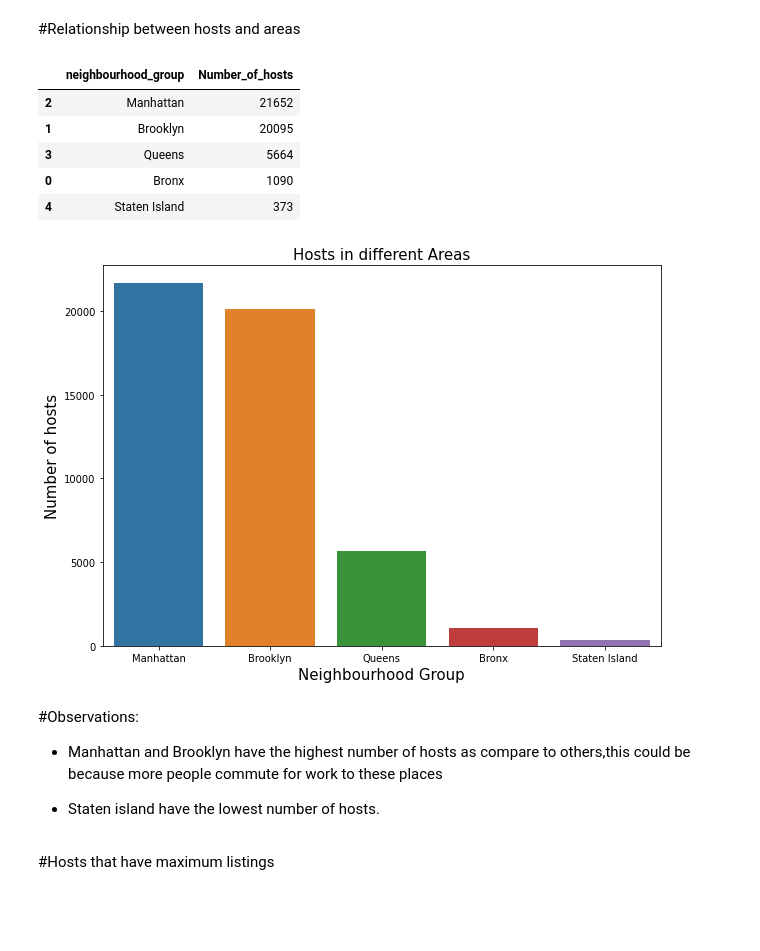
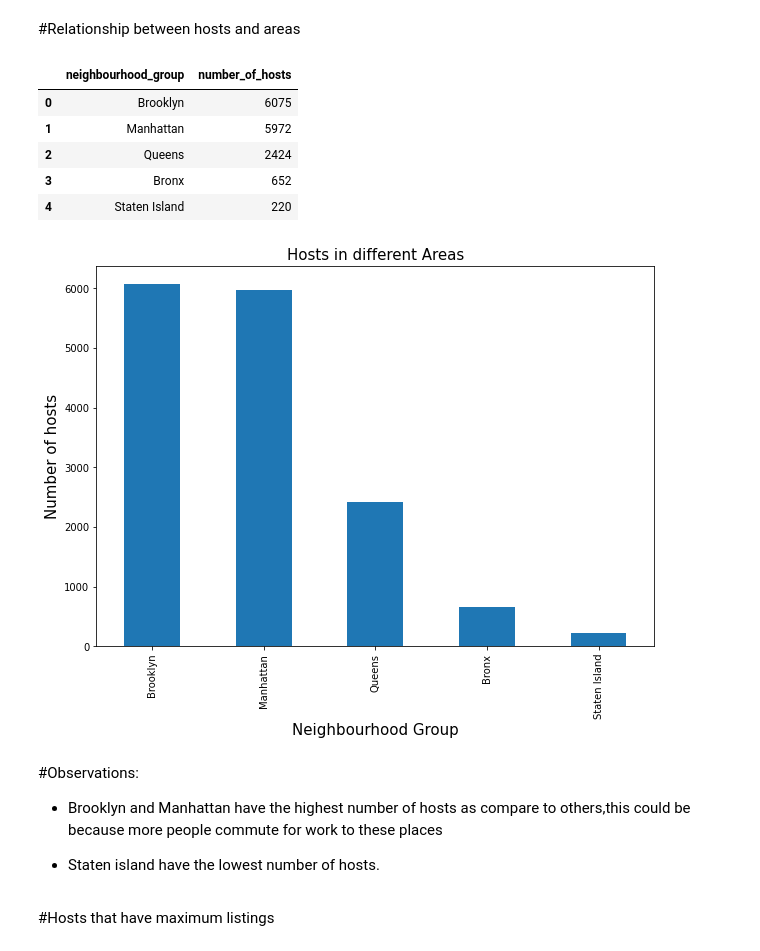
Before and after one commit to keerthibehara/AirBNB-analysis, a Jupyter notebook: Airbnb_Bookings_Analysis_Behara_Sai_Keerthi_Capstone_Project.ipynb, the cells around one changed output. Drawn from its saved outputs; the diff is of its cells as text; code cells hidden in the pictures; blank space fills up the shorter version.

```diff
--- a/Airbnb_Bookings_Analysis_Behara_Sai_Keerthi_Capstone_Project.ipynb
+++ b/Airbnb_Bookings_Analysis_Behara_Sai_Keerthi_Capstone_Project.ipynb
@@ -373,31 +374,30 @@ plt.show()
 # %% [markdown]
 #Relationship between hosts and areas
 # %%
-#Finding the number of host in each neighbourhood group
-host_area = df.groupby(['neighbourhood_group'], as_index = False).agg({'host_name':'count'}).rename(columns = {'host_name':'Number_of_hosts'}).sort_values(by='Number_of_hosts',ascending=False)
-host_area
+#Finding the number of hosts in each neighbourhood group
+host_areas=df.groupby('neighbourhood_group')['host_name'].nunique().sort_values(ascending=False)
+host_areas.reset_index(name='number_of_hosts')
 # %% [output]
-|  | neighbourhood_group | Number_of_hosts |
-| 2 | Manhattan | 21652 |
-| 1 | Brooklyn | 20095 |
-| 3 | Queens | 5664 |
-| 0 | Bronx | 1090 |
-| 4 | Staten Island | 373 |
+|  | neighbourhood_group | number_of_hosts |
+| 0 | Brooklyn | 6075 |
+| 1 | Manhattan | 5972 |
+| 2 | Queens | 2424 |
+| 3 | Bronx | 652 |
+| 4 | Staten Island | 220 |
 # %%
-#Plotting the data
-plt.figure(figsize = (10,7))
-host_area_rel=sns.barplot(x='neighbourhood_group',y='Number_of_hosts',data=host_area)
-host_area_rel.set_title('Hosts in different Areas',fontsize=15,color='Black')
-host_area_rel.set_ylabel('Number of hosts',fontsize=15,color='Black')
-host_area_rel.set_xlabel('Neighbourhood Group',fontsize=15,color='Black')
-plt.show()
+#plotting a bar graph
+host_areas.plot(kind='bar',x='neighbourhood_group')
+plt.title('Hosts in different Areas',fontsize=15,color='Black')
+plt.ylabel('Number of hosts',fontsize=15,color='Black')
+plt.xlabel('Neighbourhood Group',fontsize=15,color='Black')
+plt.rcParams['figure.figsize'] = (10, 7)
 # %% [output]
-[figure, old version]
+[figure, new version]
 # %% [markdown]
 #Observations:
 
 
-*  Manhattan and Brooklyn have the highest number of hosts as compare to others,this could be because more people commute for work to these places
+*  Brooklyn and Manhattan have the highest number of hosts as compare to others,this could be because more people commute for work to these places
 
 *  Staten island have the lowest number of hosts.
 # %% [markdown]
```
Also changed, not shown: parts of 3 cells of this notebook.
